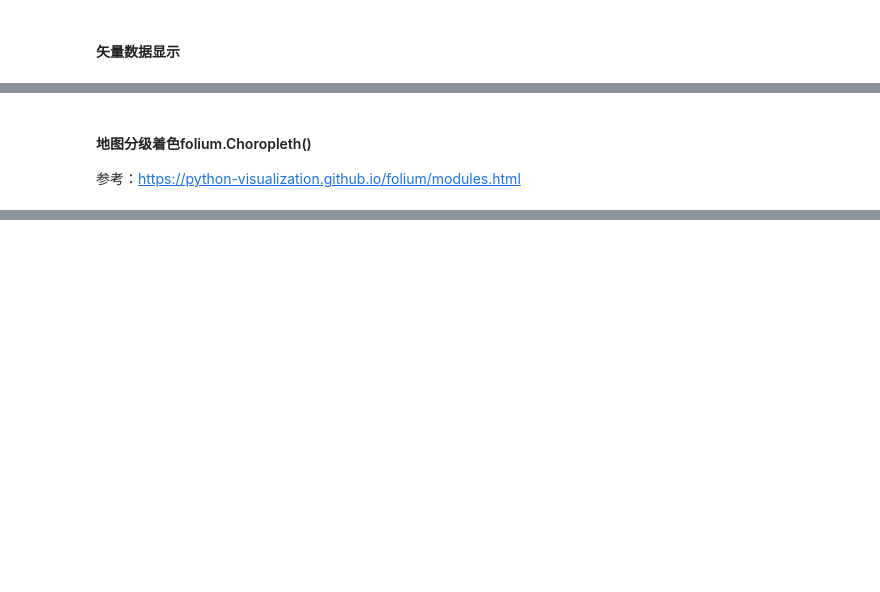
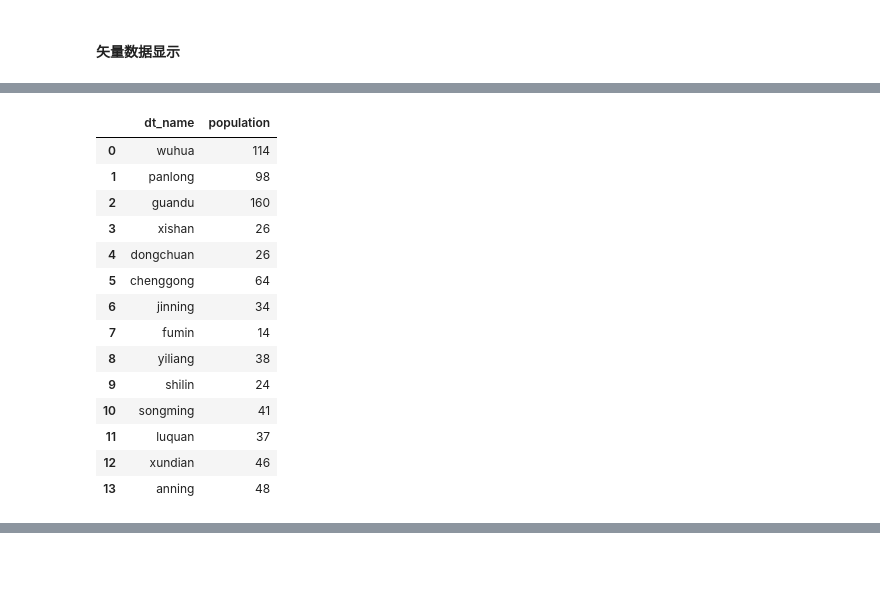
Before and after one commit to xinluo2018/open-source-gis-course, a Jupyter notebook: 第6章-GIS数据可视化-8课时/3_2_folium_map.ipynb, the cells around one changed output, grey strips where cells are left out. Cells and saved outputs as stored; diff of their text form; code cells hidden in the pictures; blank space fills up the shorter version.

```diff
--- a/第6章-GIS数据可视化-8课时/3_2_folium_map.ipynb
+++ b/第6章-GIS数据可视化-8课时/3_2_folium_map.ipynb
@@ -57,8 +70,25 @@ kunming_vec_gpd
 # %%
 ### 定义pandas.Dataframe()格式的人口数据
-population_dict = {'wuhua':114, 'panlong':98, 'guandu':160, 'xishan':26, 'dongchuan':26, 'chenggong':64, 'jinning':34, 'fumin':14, 'yiliang':38, 'shilin':24, 'songming':41, 'luquan':37, 'xundian':46, 'anning':48}
+population_dict = {'dt_name': ['wuhua', 'panlong', 'guandu', 'xishan', 'dongchuan', 'chenggong', 'jinning', 'fumin', 'yiliang', 'shilin', 'songming', 'luquan', 'xundian', 'anning'],
+                   'population': [114, 98, 160, 26, 26, 64, 34, 14, 38, 24, 41, 37, 46, 48]
+                   }
+population_dict = pandas.DataFrame.from_dict(population_dict)
+population_dict
+# %% [output]
+|  | dt_name | population |
+| 0 | wuhua | 114 |
+| 1 | panlong | 98 |
+| 2 | guandu | 160 |
+| 3 | xishan | 26 |
+| 4 | dongchuan | 26 |
+| 5 | chenggong | 64 |
+| 6 | jinning | 34 |
+| 7 | fumin | 14 |
+| 8 | yiliang | 38 |
+| 9 | shilin | 24 |
+| 10 | songming | 41 |
+| 11 | luquan | 37 |
+| 12 | xundian | 46 |
+| 13 | anning | 48 |
-# %% [markdown]
-#### 地图分级着色folium.Choropleth()
-参考：https://python-visualization.github.io/folium/modules.html
 # %%
 map = folium.Map(location=[24.83, 102.84],
```
Also changed, not shown: parts of 13 cells of this notebook, 4 other files.
